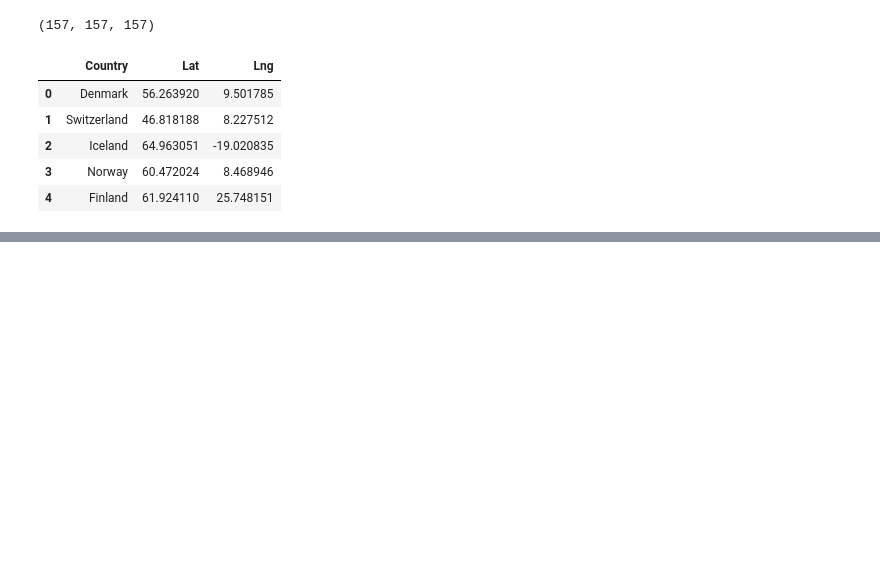
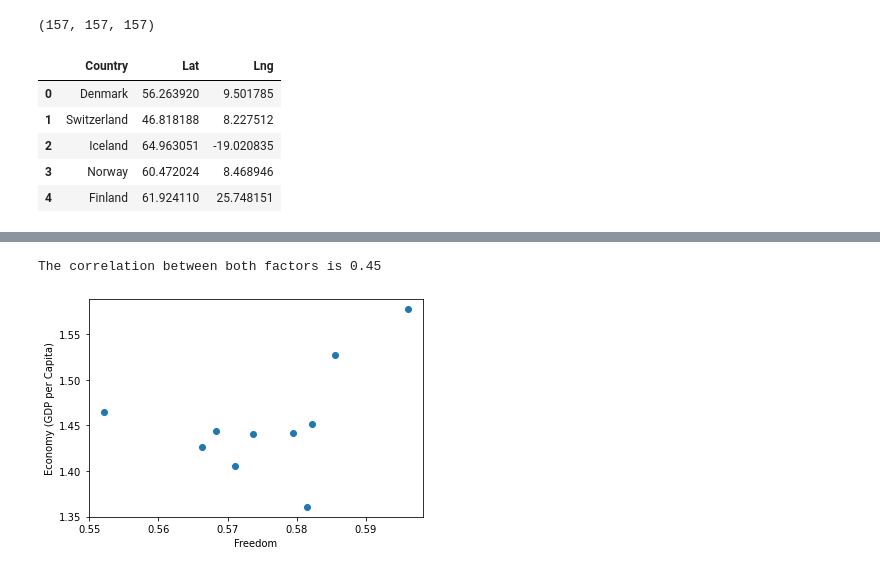
Before and after one commit to conwaykylej/Are_you_Sick_of_It, a Jupyter notebook: main.py.ipynb, the cells around one changed output, grey strips where cells are left out. Saved outputs shown, nothing was run; the diff lists cells and outputs as text; code cells hidden in the pictures; blank space fills up the shorter version.

```diff
--- a/main.py.ipynb
+++ b/main.py.ipynb
@@ -261,0 +313,14 @@ fig
+# %%
+#statistical info
+# Compare the calcualted Pearson's r to the plots
+correlation = st.pearsonr(top10happy["Freedom"],top10happy["Economy (GDP per Capita)"])
+plt.scatter(top10happy["Freedom"],top10happy["Economy (GDP per Capita)"])
+plt.xlabel('Freedom')
+plt.ylabel('Economy (GDP per Capita)')
+print(f"The correlation between both factors is {round(correlation[0],2)}")
+plt.show()
+
+##Interesting that freedom to GDP per capita increases
+# %% [output]
+The correlation between both factors is 0.45
+[figure, added]
```
Also changed, not shown: parts of 31 cells of this notebook.
